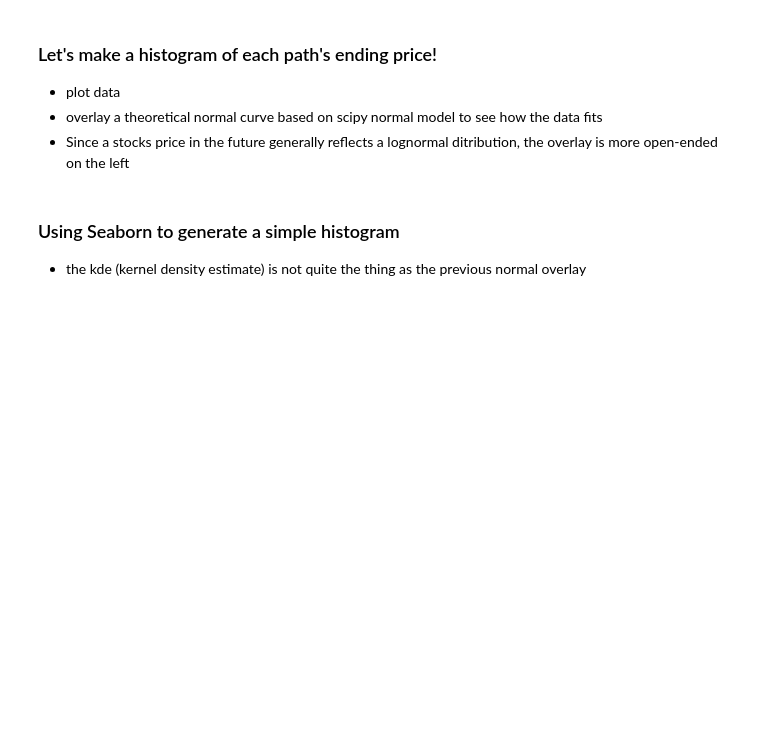
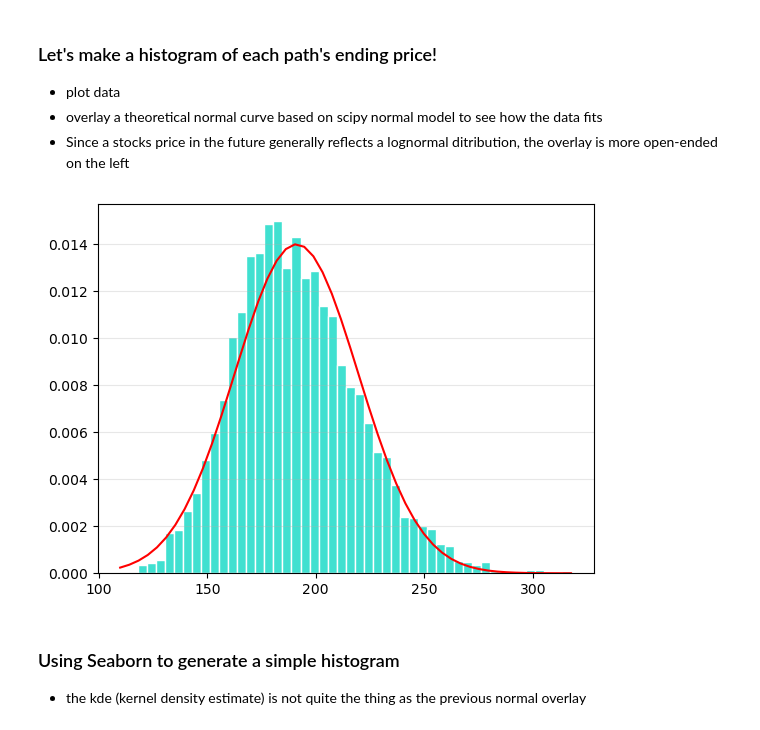
Before and after one commit to mjmacarty/OIM7502_SP24, a Jupyter notebook: 04-basic_matplotlib.ipynb, the cells around one changed output. Saved outputs shown, nothing was run; the diff lists cells and outputs as text; code cells hidden in the pictures; blank space fills up the shorter version.

```diff
--- a/04-basic_matplotlib.ipynb
+++ b/04-basic_matplotlib.ipynb
@@ -35,2 +62,6 @@ prices = list()
 # %% [markdown]
 ### Peel off the last value in each path and store in a new variable
+# %%
+data = list()
+for row in range(5000):
+    data.append(prices[row][-1])
@@ -39,6 +83,15 @@ prices = list()
 * plot data
 * overlay a theoretical normal curve based on scipy normal model to see how the data fits
 * Since a stocks price in the future generally reflects a lognormal ditribution, the overlay is more open-ended on the left
+# %%
+plt.hist(data, bins=50, density = True, color="#40e0d0", edgecolor='w')
+x = np.linspace(min(data), max(data))
+mean, std = norm.fit(data)
+pdf = norm.pdf(x, mean, std)
+plt.plot(x, pdf, c='r')
+plt.grid(axis='y', alpha=.3);
+# %% [output]
+[figure, added]
 # %% [markdown]
 ### Using Seaborn to generate a simple histogram
 * the kde (kernel density estimate) is not quite the thing as the previous normal overlay
```
Also changed, not shown: parts of 8 cells of this notebook, 3 other files.
